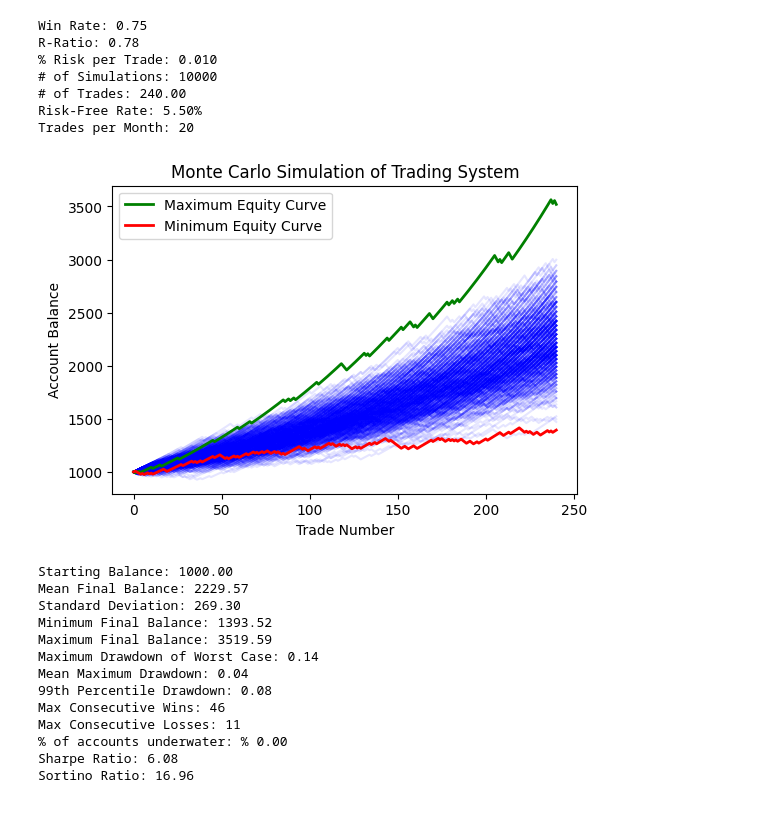
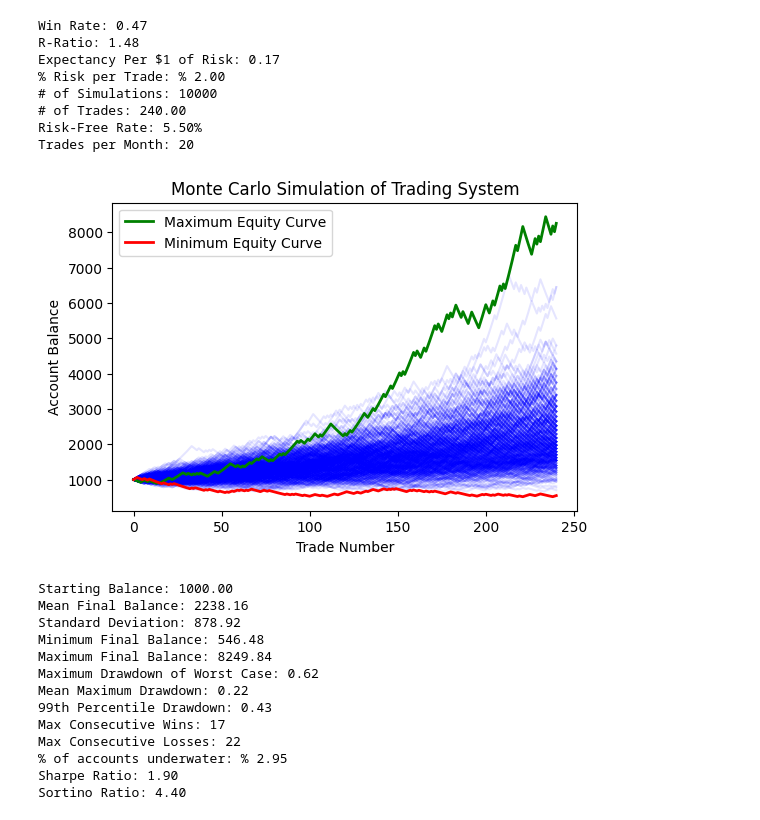
Before and after one commit to ergodique/Portfolio, a Jupyter notebook: Monte Carlo Simulation Equity Curve/monte_carlo_jupyter_version.ipynb, the cells around one changed output. Saved outputs shown, nothing was run; the diff lists cells and outputs as text; code cells hidden in the pictures.

```diff
--- a/Monte Carlo Simulation Equity Curve/monte_carlo_jupyter_version.ipynb
+++ b/Monte Carlo Simulation Equity Curve/monte_carlo_jupyter_version.ipynb
@@ -116,54 +116,57 @@ def monte_carlo_simulation(win_rate, reward_to_risk, risk_per_trade, num_simulat
 
     # Flatten all monthly returns to calculate Sharpe and Sortino ratios
     all_monthly_returns_flat = np.concatenate(all_monthly_returns)
 
     sharpe_ratio = calculate_sharpe_ratio(all_monthly_returns_flat, risk_free_rate)
     sortino_ratio = calculate_sortino_ratio(all_monthly_returns_flat, risk_free_rate)
 
     print(f'Sharpe Ratio: {sharpe_ratio:.2f}')
     print(f'Sortino Ratio: {sortino_ratio:.2f}')
 
 # Example usage
-win_rate = 0.75  # put win rate here
-reward_to_risk = 845.25/1084  # Reward to risk ratio
-risk_per_trade = 0.01  # Risking % of the trade
+win_rate = 0.471 # put win rate here
+reward_to_risk = 528/357  # Reward to risk ratio
+expectancy = win_rate * reward_to_risk - (1-win_rate)
+risk_per_trade = 0.02  # Risking % of the trade
 num_simulations = 10000  # Run X number of simulations
 trades_per_month = 20  # Number of trades per month
 num_trades = 12*trades_per_month*1  # Each simulation runs for X trades
 
 risk_free_rate = 0.055  # Annual risk-free rate
 
 print(f'Win Rate: {win_rate:.2f}')
 print(f'R-Ratio: {reward_to_risk:.2f}')
-print(f'% Risk per Trade: {risk_per_trade:.3f}')
+print(f'Expectancy Per $1 of Risk: {expectancy:.2f}')
+print(f'% Risk per Trade: % {risk_per_trade*100:.2f}')
 print(f'# of Simulations: {num_simulations:.0f}')
 print(f'# of Trades: {num_trades:.2f}')
 print(f'Risk-Free Rate: {risk_free_rate:.2%}')
 print(f'Trades per Month: {trades_per_month}')
 
 monte_carlo_simulation(win_rate, reward_to_risk, risk_per_trade, num_simulations, num_trades, trades_per_month, risk_free_rate)
 # %% [output]
-Win Rate: 0.75
-R-Ratio: 0.78
-% Risk per Trade: 0.010
+Win Rate: 0.47
+R-Ratio: 1.48
+Expectancy Per $1 of Risk: 0.17
+% Risk per Trade: % 2.00
 # of Simulations: 10000
 # of Trades: 240.00
 Risk-Free Rate: 5.50%
 Trades per Month: 20
-[figure, old version]
+[figure, new version]
 Starting Balance: 1000.00
-Mean Final Balance: 2229.57
-Standard Deviation: 269.30
-Minimum Final Balance: 1393.52
-Maximum Final Balance: 3519.59
-Maximum Drawdown of Worst Case: 0.14
-Mean Maximum Drawdown: 0.04
-99th Percentile Drawdown: 0.08
-Max Consecutive Wins: 46
-Max Consecutive Losses: 11
-% of accounts underwater: % 0.00
-Sharpe Ratio: 6.08
-Sortino Ratio: 16.96
+Mean Final Balance: 2238.16
+Standard Deviation: 878.92
+Minimum Final Balance: 546.48
+Maximum Final Balance: 8249.84
+Maximum Drawdown of Worst Case: 0.62
+Mean Maximum Drawdown: 0.22
+99th Percentile Drawdown: 0.43
+Max Consecutive Wins: 17
+Max Consecutive Losses: 22
+% of accounts underwater: % 2.95
+Sharpe Ratio: 1.90
+Sortino Ratio: 4.40
 # %%
 balance=100
 risk=0.02
```
